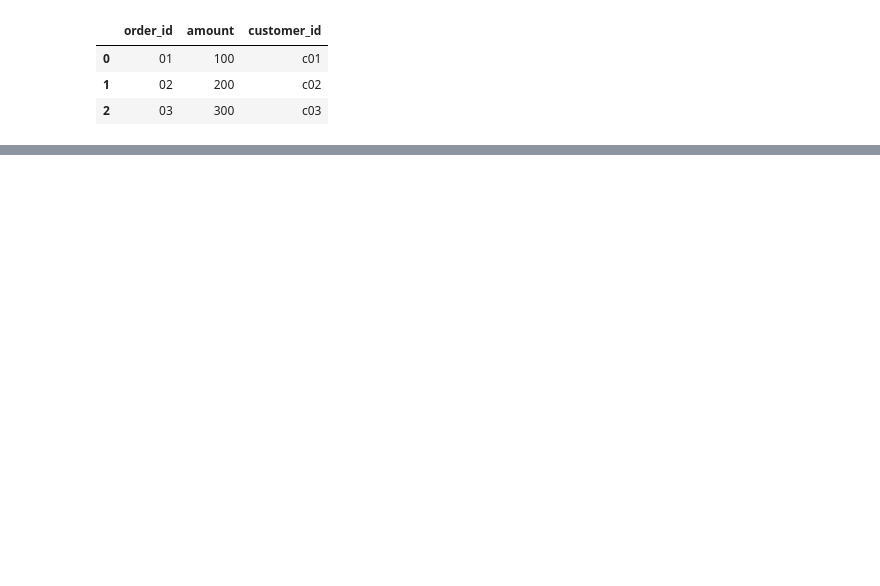
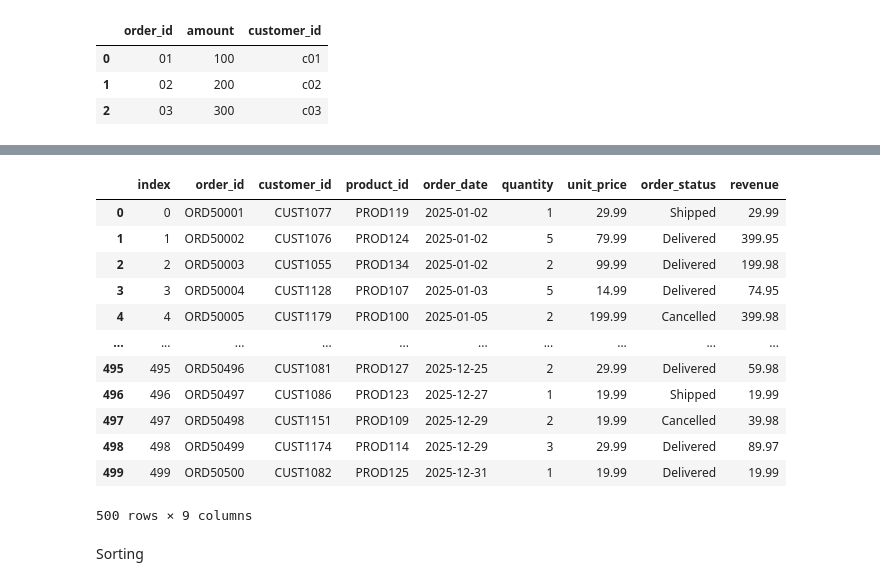
Before and after one commit to ANEESAAYAZ/internship_pandas, a Jupyter notebook: pandas_sample.ipynb, the cells around one changed output, grey strips where cells are left out. Cells and saved outputs as stored; diff of their text form; code cells hidden in the pictures; blank space fills up the shorter version.

```diff
--- a/pandas_sample.ipynb
+++ b/pandas_sample.ipynb
@@ -17,0 +196,2 @@ sample
+# %%
+orders_with_total=orders.assign(revenue=orders["quantity"] * orders["unit_price"])
@@ -17,0 +207,18 @@ sample
+# %%
+orders_with_total
+# %% [output]
+|  | index | order_id | customer_id | product_id | order_date | quantity | unit_price | order_status | revenue |
+| 0 | 0 | ORD50001 | CUST1077 | PROD119 | 2025-01-02 | 1 | 29.99 | Shipped | 29.99 |
+| 1 | 1 | ORD50002 | CUST1076 | PROD124 | 2025-01-02 | 5 | 79.99 | Delivered | 399.95 |
+| 2 | 2 | ORD50003 | CUST1055 | PROD134 | 2025-01-02 | 2 | 99.99 | Delivered | 199.98 |
+| 3 | 3 | ORD50004 | CUST1128 | PROD107 | 2025-01-03 | 5 | 14.99 | Delivered | 74.95 |
+| 4 | 4 | ORD50005 | CUST1179 | PROD100 | 2025-01-05 | 2 | 199.99 | Cancelled | 399.98 |
+| ... | ... | ... | ... | ... | ... | ... | ... | ... | ... |
+| 495 | 495 | ORD50496 | CUST1081 | PROD127 | 2025-12-25 | 2 | 29.99 | Delivered | 59.98 |
+| 496 | 496 | ORD50497 | CUST1086 | PROD123 | 2025-12-27 | 1 | 19.99 | Shipped | 19.99 |
+| 497 | 497 | ORD50498 | CUST1151 | PROD109 | 2025-12-29 | 2 | 19.99 | Cancelled | 39.98 |
+| 498 | 498 | ORD50499 | CUST1174 | PROD114 | 2025-12-29 | 3 | 29.99 | Delivered | 89.97 |
+| 499 | 499 | ORD50500 | CUST1082 | PROD125 | 2025-12-31 | 1 | 19.99 | Delivered | 19.99 |
+500 rows × 9 columns
+# %% [markdown]
+Sorting
```
Also changed, not shown: parts of 45 cells of this notebook.
